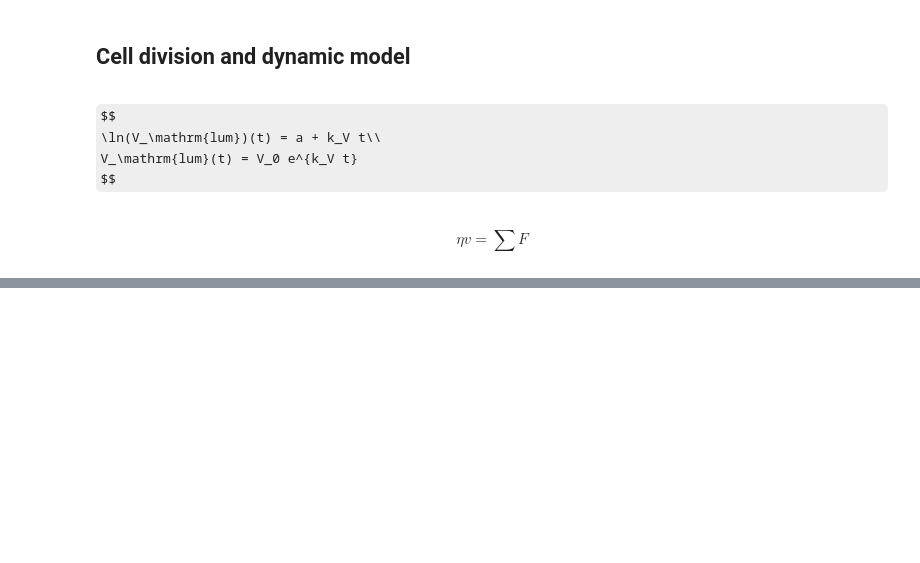
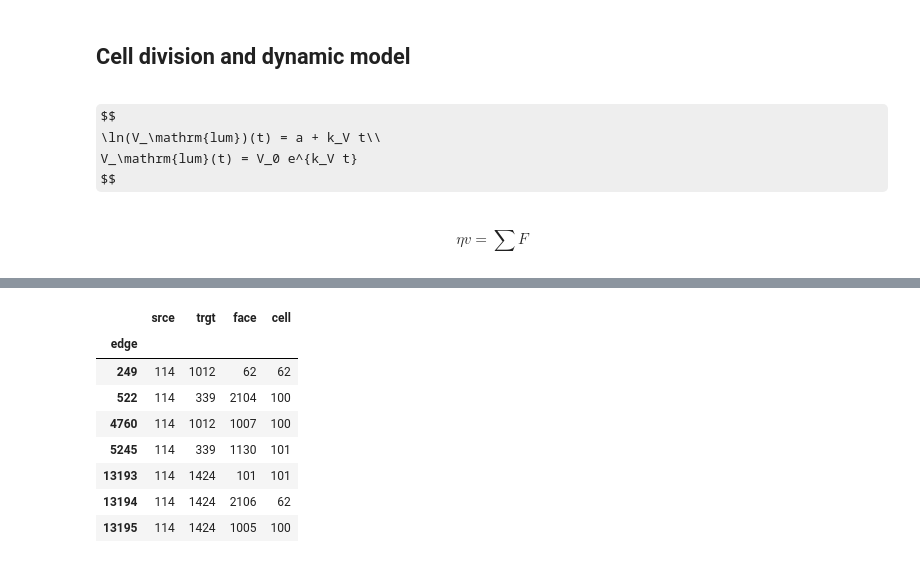
Before and after one commit to glyg/pyfollicle, a Jupyter notebook: notebooks/FollicleEllongation.ipynb, the cells around one changed output, grey strips where cells are left out. Drawn from its saved outputs; the diff is of its cells as text; code cells hidden in the pictures; some formulas as TeX source; blank space fills up the shorter version.

```diff
--- a/notebooks/FollicleEllongation.ipynb
+++ b/notebooks/FollicleEllongation.ipynb
@@ -799,0 +819,2 @@ interactive(children=(IntSlider(value=0, description='i', max=600), Output()), _
+# %%
+stfc = ['srce', 'trgt', 'face', 'cell']
@@ -799,0 +831,12 @@ interactive(children=(IntSlider(value=0, description='i', max=600), Output()), _
+# %%
+eptm.edge_df.loc[eptm.edge_df["srce"] == 114, stfc]
+# %% [output]
+|  | srce | trgt | face | cell |
+| edge |  |  |  |  |
+| 249 | 114 | 1012 | 62 | 62 |
+| 522 | 114 | 339 | 2104 | 100 |
+| 4760 | 114 | 1012 | 1007 | 100 |
+| 5245 | 114 | 339 | 1130 | 101 |
+| 13193 | 114 | 1424 | 101 | 101 |
+| 13194 | 114 | 1424 | 2106 | 62 |
+| 13195 | 114 | 1424 | 1005 | 100 |
```
Also changed, not shown: parts of 39 cells of this notebook.
